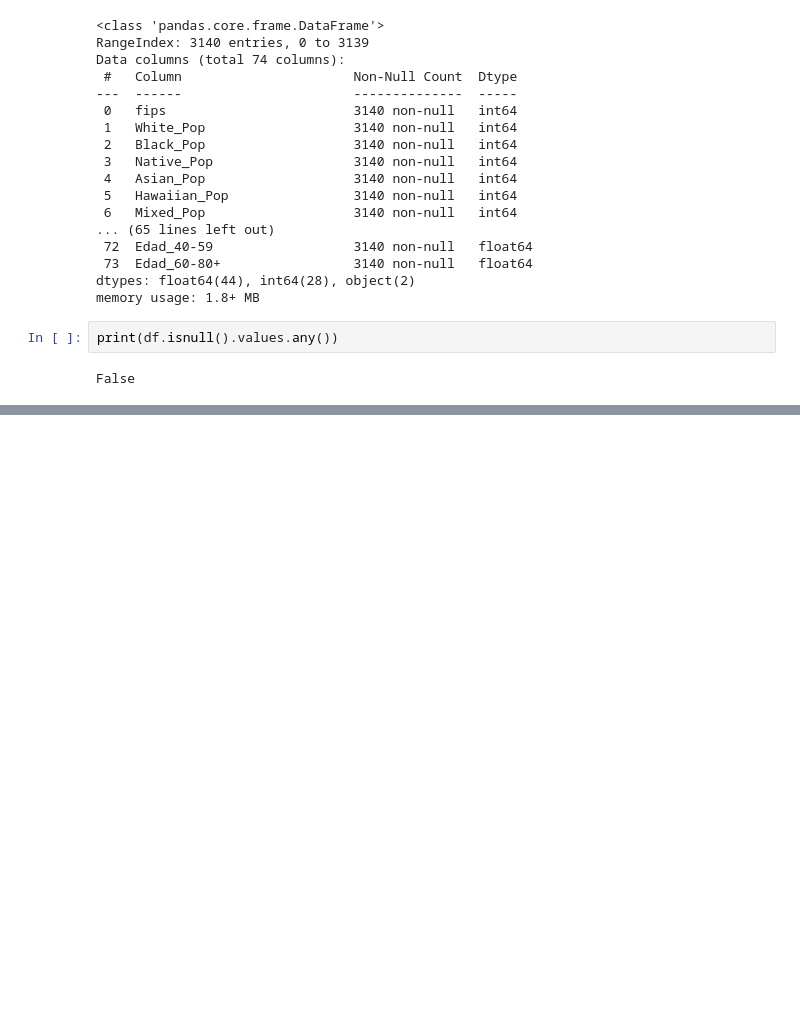
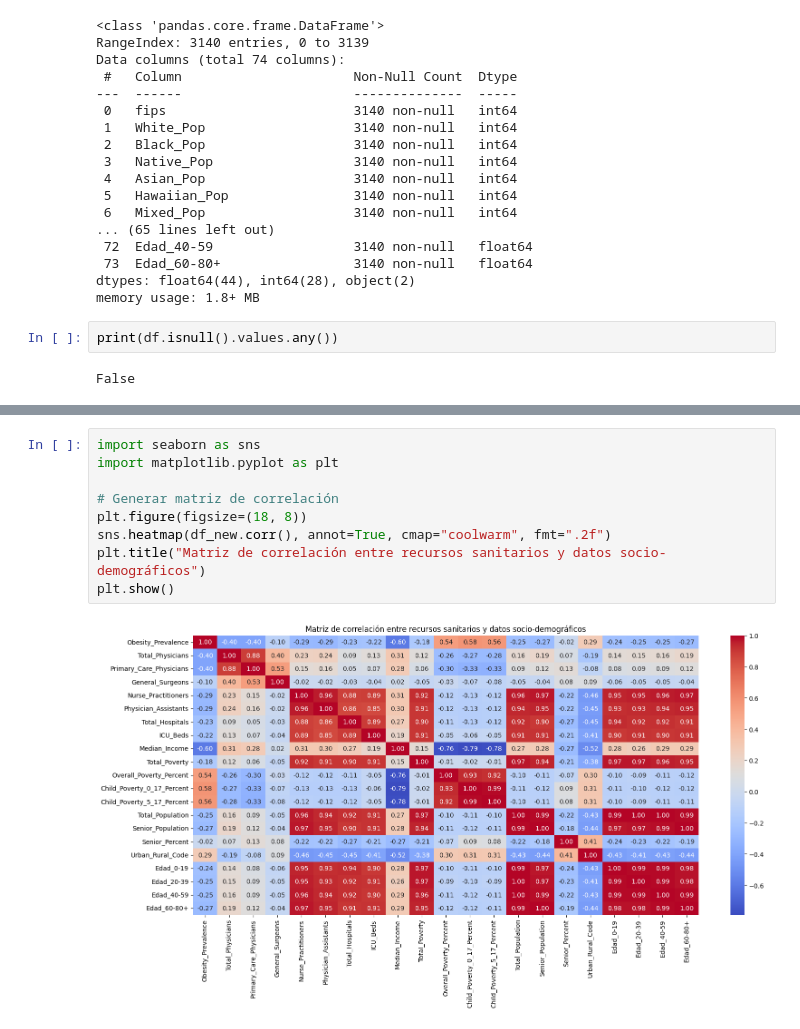
Before and after one commit to MariaDe96/Regularizados, a Jupyter notebook: src/explore.ipynb, the cells around one changed output, grey strips where cells are left out. Saved outputs shown, nothing was run; the diff lists cells and outputs as text; blank space fills up the shorter version.

```diff
--- a/src/explore.ipynb
+++ b/src/explore.ipynb
@@ -301,0 +557,11 @@ False
+# %%
+import seaborn as sns
+import matplotlib.pyplot as plt
+
+# Generar matriz de correlación
+plt.figure(figsize=(18, 8))
+sns.heatmap(df_new.corr(), annot=True, cmap="coolwarm", fmt=".2f")
+plt.title("Matriz de correlación entre recursos sanitarios y datos socio-demográficos")
+plt.show()
+# %% [output]
+[figure, added]
```
Also changed, not shown: parts of 17 cells of this notebook, 1 other file.
